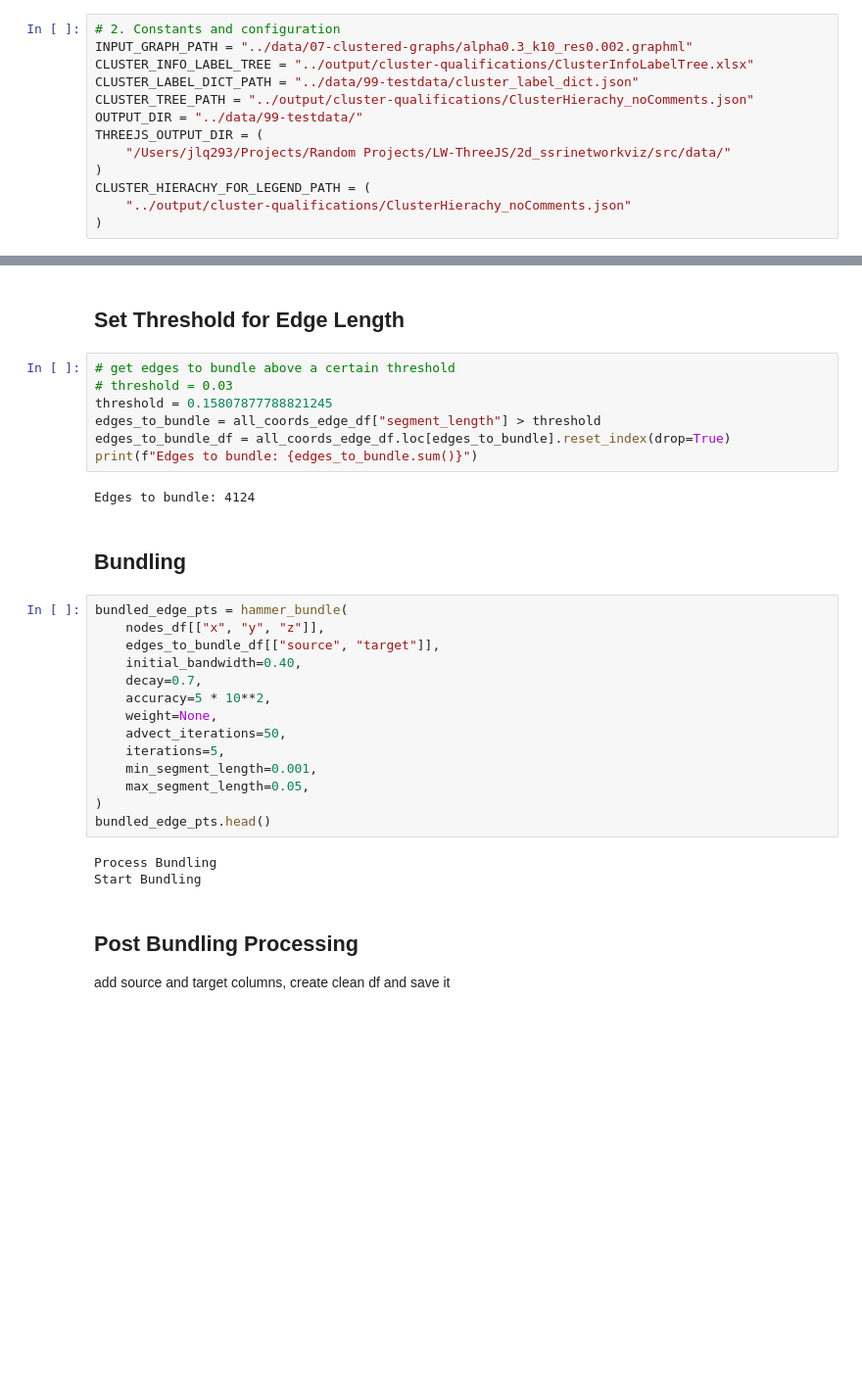
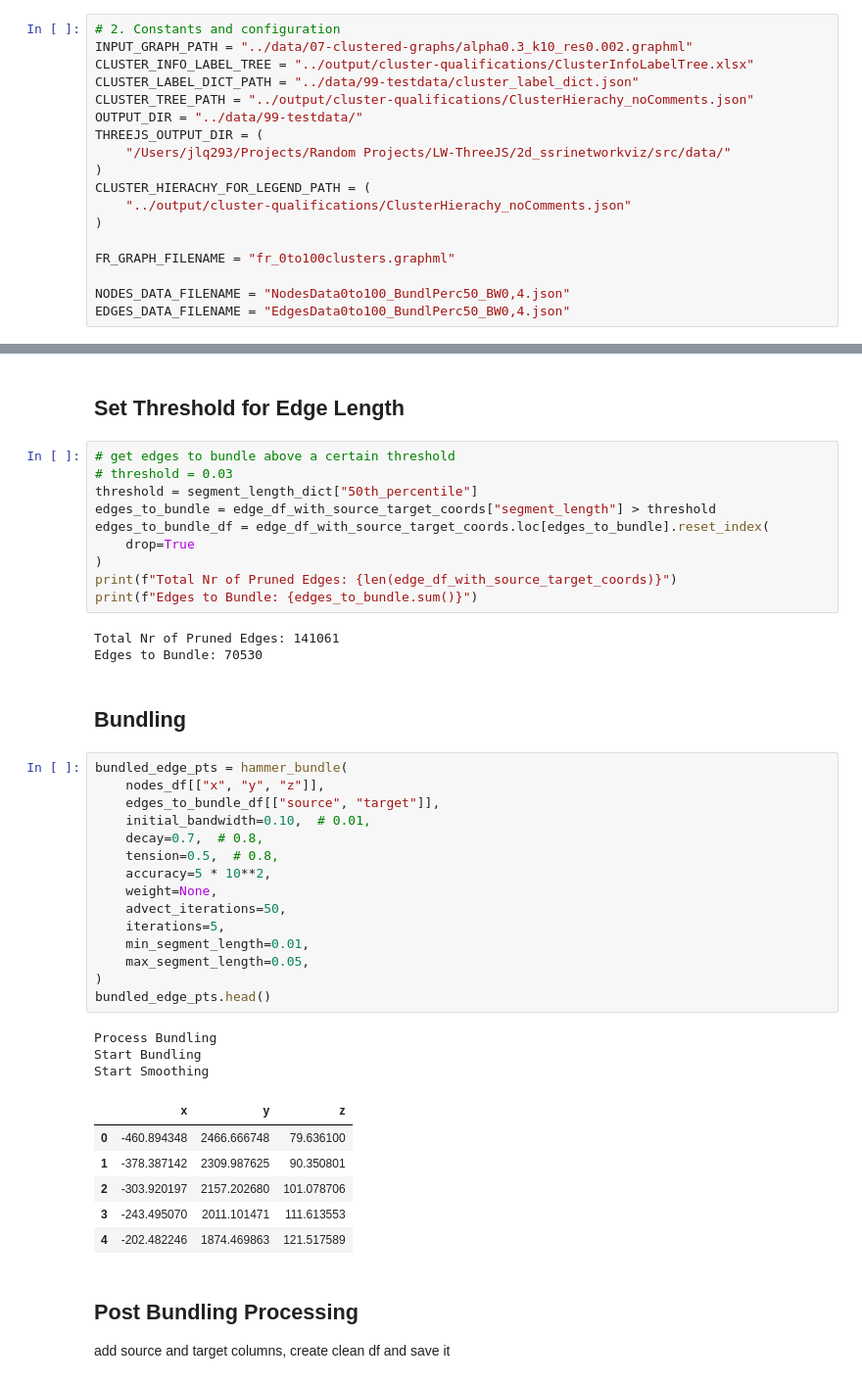
Before and after one commit to jarolim14/SSRI-Evolution, a Jupyter notebook: notebooks/gates_3d/3Dedges/fromScratch.ipynb, the cells around one changed output, grey strips where cells are left out. Shown at 98% size. Cells and saved outputs as stored; diff of their text form; blank space fills up the shorter version.

```diff
--- a/notebooks/gates_3d/3Dedges/fromScratch.ipynb
+++ b/notebooks/gates_3d/3Dedges/fromScratch.ipynb
@@ -69,6 +88,11 @@ THREEJS_OUTPUT_DIR = (
 CLUSTER_HIERACHY_FOR_LEGEND_PATH = (
     "../output/cluster-qualifications/ClusterHierachy_noComments.json"
 )
+
+FR_GRAPH_FILENAME = "fr_0to100clusters.graphml"
+
+NODES_DATA_FILENAME = "NodesData0to100_BundlPerc50_BW0,4.json"
+EDGES_DATA_FILENAME = "EdgesData0to100_BundlPerc50_BW0,4.json"
 # %% [markdown]
 # Classes
 # %% [markdown]
@@ -830,31 +1158,43 @@ plt.show()
 # %%
 # get edges to bundle above a certain threshold
 # threshold = 0.03
-threshold = 0.15807877788821245
-edges_to_bundle = all_coords_edge_df["segment_length"] > threshold
-edges_to_bundle_df = all_coords_edge_df.loc[edges_to_bundle].reset_index(drop=True)
-print(f"Edges to bundle: {edges_to_bundle.sum()}")
+threshold = segment_length_dict["50th_percentile"]
+edges_to_bundle = edge_df_with_source_target_coords["segment_length"] > threshold
+edges_to_bundle_df = edge_df_with_source_target_coords.loc[edges_to_bundle].reset_index(
+    drop=True
+)
+print(f"Total Nr of Pruned Edges: {len(edge_df_with_source_target_coords)}")
+print(f"Edges to Bundle: {edges_to_bundle.sum()}")
 # %% [output]
-Edges to bundle: 4124
+Total Nr of Pruned Edges: 141061
+Edges to Bundle: 70530
 # %% [markdown]
 ## Bundling
 # %%
 bundled_edge_pts = hammer_bundle(
     nodes_df[["x", "y", "z"]],
     edges_to_bundle_df[["source", "target"]],
-    initial_bandwidth=0.40,
-    decay=0.7,
+    initial_bandwidth=0.10,  # 0.01,
+    decay=0.7,  # 0.8,
+    tension=0.5,  # 0.8,
     accuracy=5 * 10**2,
     weight=None,
     advect_iterations=50,
     iterations=5,
-    min_segment_length=0.001,
+    min_segment_length=0.01,
     max_segment_length=0.05,
 )
 bundled_edge_pts.head()
 # %% [output]
 Process Bundling
 Start Bundling
+Start Smoothing
+|  | x | y | z |
+| 0 | -460.894348 | 2466.666748 | 79.636100 |
+| 1 | -378.387142 | 2309.987625 | 90.350801 |
+| 2 | -303.920197 | 2157.202680 | 101.078706 |
+| 3 | -243.495070 | 2011.101471 | 111.613553 |
+| 4 | -202.482246 | 1874.469863 | 121.517589 |
 # %% [markdown]
 ## Post Bundling Processing
 
```
Also changed, not shown: parts of 36 cells of this notebook, 28 other files.
